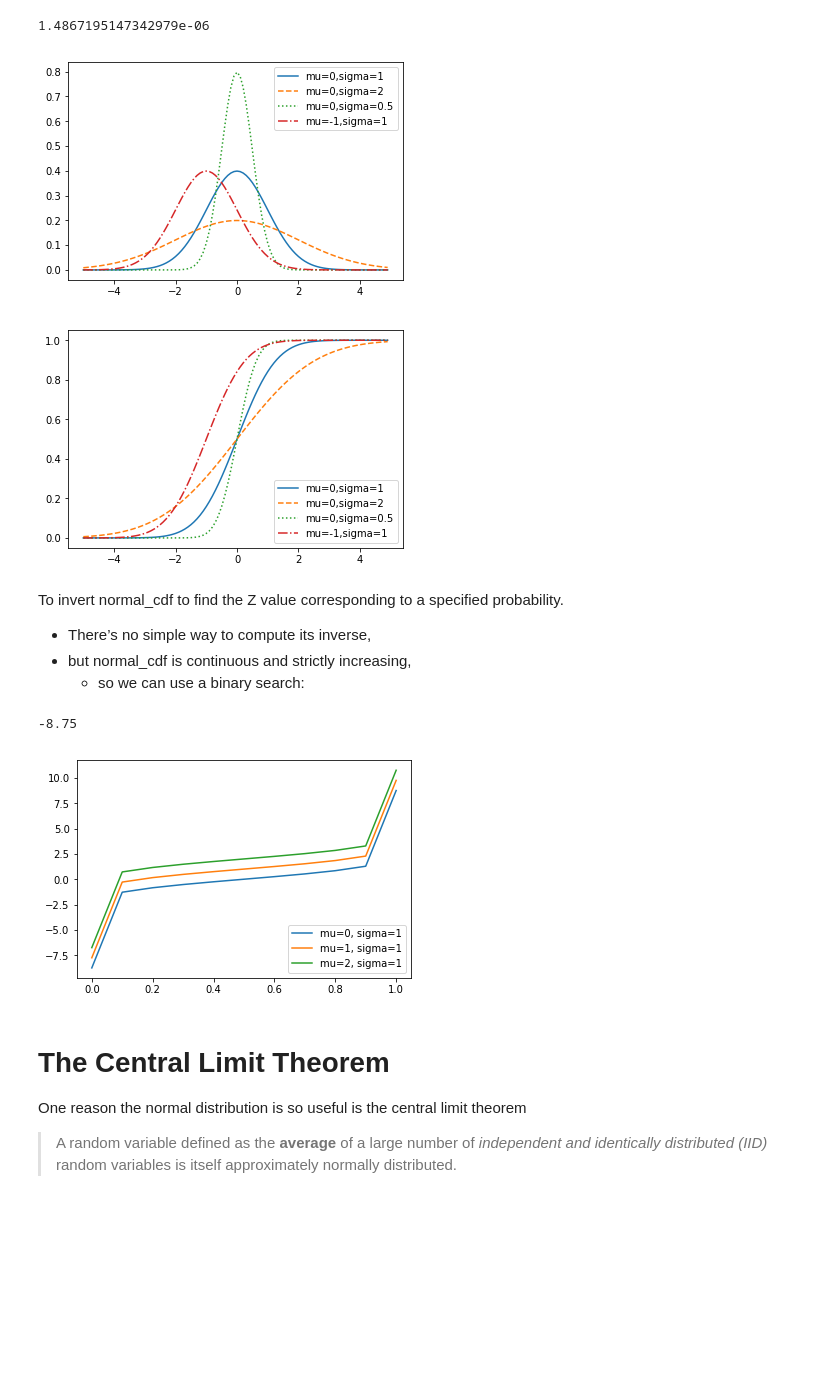
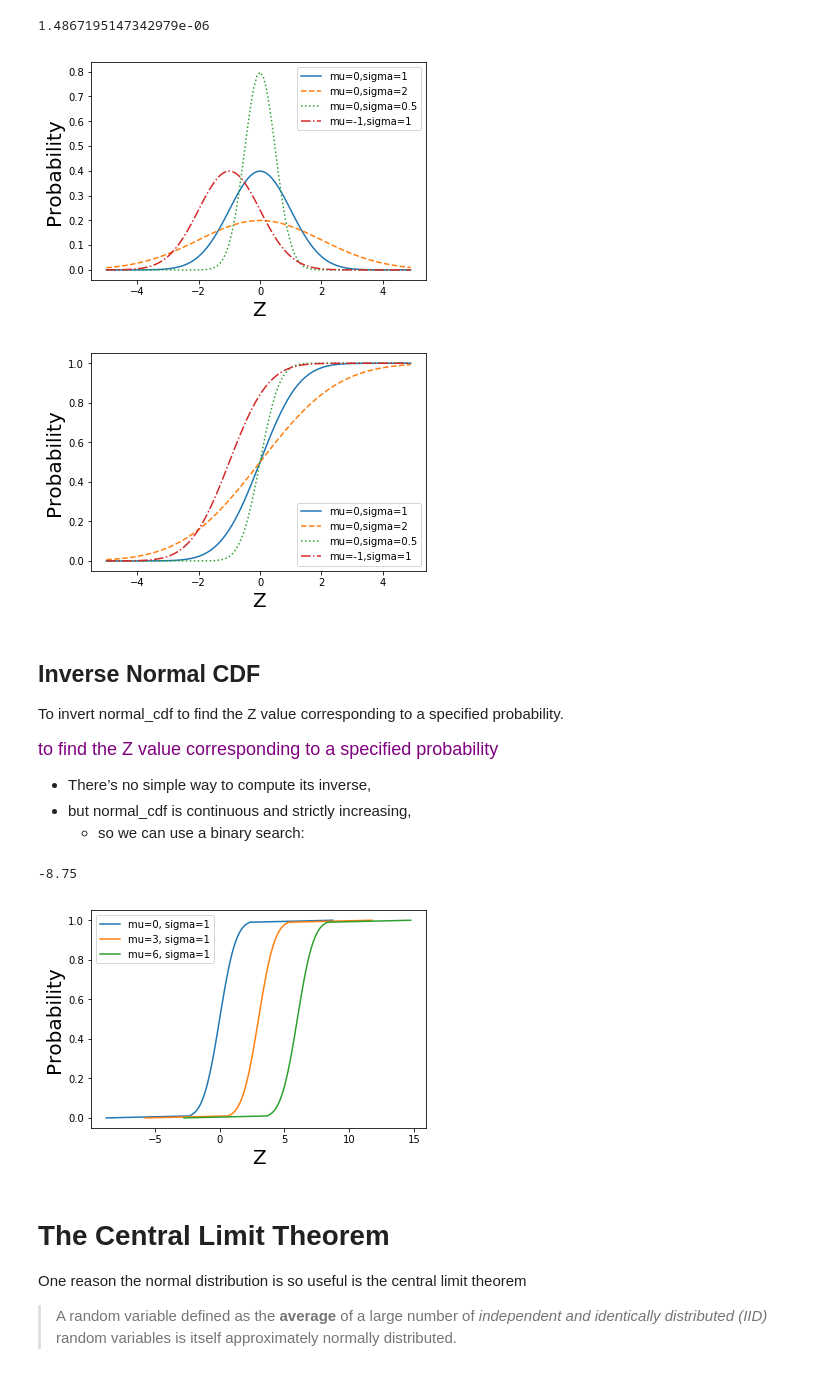
Before and after one commit to SocratesClub/datascience, a Jupyter notebook: data-science-from-scratch/code-python3/6.probability.ipynb, the cells around one changed output. Cells and saved outputs as stored; diff of their text form; code cells hidden in the pictures; blank space fills up the shorter version.

```diff
--- a/data-science-from-scratch/code-python3/6.probability.ipynb
+++ b/data-science-from-scratch/code-python3/6.probability.ipynb
@@ -237,12 +253,14 @@ def plot_normal_pdfs(plt):
     plt.plot(xs,[normal_pdf(x,sigma=2) for x in xs],'--',label='mu=0,sigma=2')
     plt.plot(xs,[normal_pdf(x,sigma=0.5) for x in xs],':',label='mu=0,sigma=0.5')
     plt.plot(xs,[normal_pdf(x,mu=-1)   for x in xs],'-.',label='mu=-1,sigma=1')
+    plt.xlabel('Z', fontsize = 20)
+    plt.ylabel('Probability', fontsize = 20)
     plt.legend()
     plt.show()
 
 plot_normal_pdfs(plt)
 # %% [output]
-[figure, old version]
+[figure, new version]
 # %%
 def normal_cdf(x, mu=0,sigma=1):
     return (1 + math.erf((x - mu) / math.sqrt(2) / sigma)) / 2
@@ -253,14 +271,23 @@ def plot_normal_cdfs(plt):
     plt.plot(xs,[normal_cdf(x,sigma=2) for x in xs],'--',label='mu=0,sigma=2')
     plt.plot(xs,[normal_cdf(x,sigma=0.5) for x in xs],':',label='mu=0,sigma=0.5')
     plt.plot(xs,[normal_cdf(x,mu=-1) for x in xs],'-.',label='mu=-1,sigma=1')
+    plt.xlabel('Z', fontsize = 20)
+    plt.ylabel('Probability', fontsize = 20)
     plt.legend(loc=4) # bottom right
     plt.show()
 
 plot_normal_cdfs(plt)
 # %% [output]
-[figure, old version]
+[figure, new version]
 # %% [markdown]
+## Inverse Normal CDF
+
+
+
 To invert normal_cdf to find the Z value corresponding to a specified probability.
+
+<font size="4" color="purple">to find the Z value corresponding to a specified probability</font>
+
 
 - There’s no simple way to compute its inverse,
 - but normal_cdf is continuous and strictly increasing,
@@ -293,15 +320,16 @@ inverse_normal_cdf(p = 0)
 # %% [output]
 -8.75
 # %%
-ps = [p/ 10.0 for p in range(11)]
-plt.plot(ps,[inverse_normal_cdf(p,mu=0, sigma=1) for p in ps],'-',label='mu=0, sigma=1')
-plt.plot(ps,[inverse_normal_cdf(p,mu=1, sigma=1) for p in ps],'-',label='mu=1, sigma=1')
-plt.plot(ps,[inverse_normal_cdf(p,mu=2, sigma=1) for p in ps],'-',label='mu=2, sigma=1')
-
-plt.legend(loc=4) # bottom right
+ps = [p/ 100.0 for p in range(101)]
+plt.plot([inverse_normal_cdf(p,mu=0, sigma=1) for p in ps], ps, '-',label='mu=0, sigma=1')
+plt.plot([inverse_normal_cdf(p,mu=3, sigma=1) for p in ps],ps, '-',label='mu=3, sigma=1')
+plt.plot([inverse_normal_cdf(p,mu=6, sigma=1) for p in ps],ps, '-',label='mu=6, sigma=1')
+plt.xlabel('Z', fontsize = 20)
+plt.ylabel('Probability', fontsize = 20)
+plt.legend(loc=0) # bottom right
 plt.show()
 # %% [output]
-[figure, old version]
+[figure, new version]
 # %% [markdown]
 # The Central Limit Theorem
 
```
Also changed, not shown: parts of 20 cells of this notebook, 5 other files.
